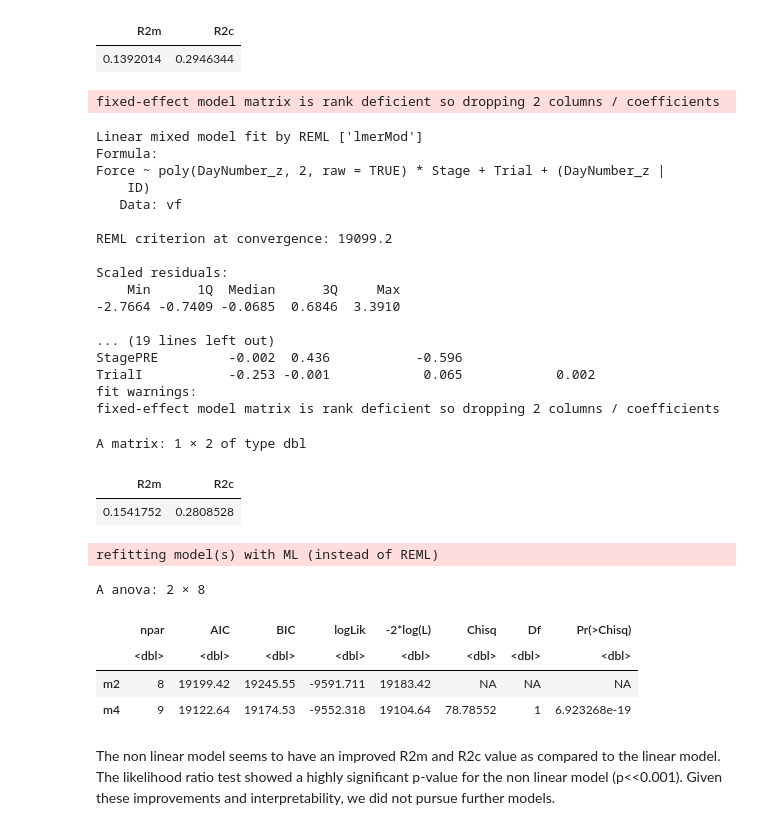
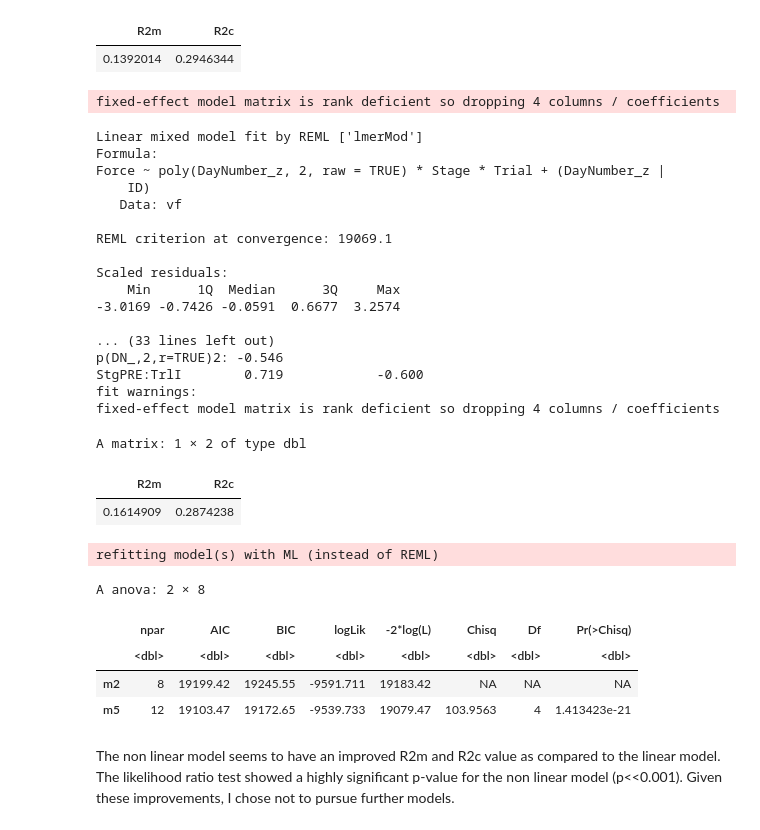
Before and after one commit to Annabeth2505/von_frey_eda, a Jupyter notebook: notebooks/02_modeling.ipynb, the cells around one changed output. Cells and saved outputs as stored; diff of their text form; code cells hidden in the pictures.

```diff
--- a/notebooks/02_modeling.ipynb
+++ b/notebooks/02_modeling.ipynb
@@ -263,44 +263,44 @@ A matrix: 1 × 2 of type dbl
 | R2m | R2c |
 | 0.1392014 | 0.2946344 |
 # %%
-m4 = lmer(
-  Force ~ poly(DayNumber_z, 2, raw=TRUE) * Stage + Trial + (DayNumber_z | ID),
+m5 = lmer(
+  Force ~ poly(DayNumber_z, 2, raw=TRUE) * Stage * Trial + (DayNumber_z | ID),
   data = vf)
 # %% [output]
-fixed-effect model matrix is rank deficient so dropping 2 columns / coefficients
+fixed-effect model matrix is rank deficient so dropping 4 columns / coefficients
 # %%
-summary(m4)
-r.squaredGLMM(m4)
+summary(m5)
+r.squaredGLMM(m5)
 # %% [output]
 Linear mixed model fit by REML ['lmerMod']
 Formula:
-Force ~ poly(DayNumber_z, 2, raw = TRUE) * Stage + Trial + (DayNumber_z |
+Force ~ poly(DayNumber_z, 2, raw = TRUE) * Stage * Trial + (DayNumber_z |
     ID)
    Data: vf
 
-REML criterion at convergence: 19099.2
+REML criterion at convergence: 19069.1
 
 Scaled residuals:
     Min      1Q  Median      3Q     Max
--2.7664 -0.7409 -0.0685  0.6846  3.3910
+-3.0169 -0.7426 -0.0591  0.6677  3.2574
 
-... (19 lines left out)
-StagePRE         -0.002  0.436           -0.596
-TrialI           -0.253 -0.001            0.065            0.002
+... (33 lines left out)
+p(DN_,2,r=TRUE)2: -0.546
+StgPRE:TrlI        0.719            -0.600
 fit warnings:
-fixed-effect model matrix is rank deficient so dropping 2 columns / coefficients
+fixed-effect model matrix is rank deficient so dropping 4 columns / coefficients
 A matrix: 1 × 2 of type dbl
 | R2m | R2c |
-| 0.1541752 | 0.2808528 |
+| 0.1614909 | 0.2874238 |
 # %%
 #comparing two best model
-anova(m2,m4)
+anova(m2,m5)
 # %% [output]
 refitting model(s) with ML (instead of REML)
 A anova: 2 × 8
 |  | npar | AIC | BIC | logLik | -2*log(L) | Chisq | Df | Pr(>Chisq) |
 |  | <dbl> | <dbl> | <dbl> | <dbl> | <dbl> | <dbl> | <dbl> | <dbl> |
 | m2 | 8 | 19199.42 | 19245.55 | -9591.711 | 19183.42 | NA | NA | NA |
-| m4 | 9 | 19122.64 | 19174.53 | -9552.318 | 19104.64 | 78.78552 | 1 | 6.923268e-19 |
+| m5 | 12 | 19103.47 | 19172.65 | -9539.733 | 19079.47 | 103.9563 | 4 | 1.413423e-21 |
 # %% [markdown]
-The non linear model seems to have an improved R2m and R2c value as compared to the linear model. The likelihood ratio test showed a highly significant p-value for the non linear model (p<<0.001). Given these improvements and interpretability, we did not pursue further models.
+The non linear model seems to have an improved R2m and R2c value as compared to the linear model. The likelihood ratio test showed a highly significant p-value for the non linear model (p<<0.001). Given these improvements, I chose not to pursue further models.
```
Also changed, not shown: parts of 17 cells of this notebook, 6 other files.
